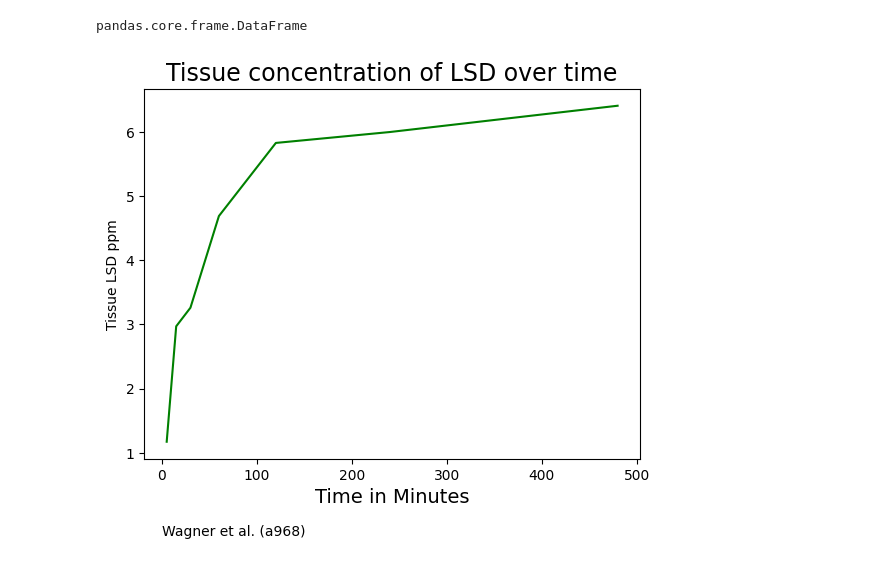
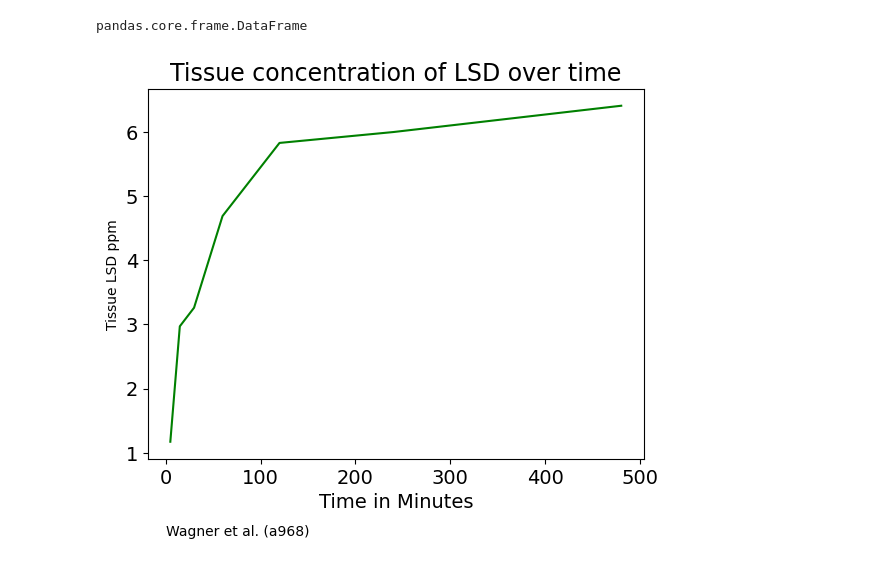
Before and after one commit to srofe/MLBootcamp, a Jupyter notebook: 02-Programming/Programming.ipynb, the cells around one changed output. Saved outputs shown, nothing was run; the diff lists cells and outputs as text; code cells hidden in the pictures.

Commit message:
Change size of tic labels on plot

```diff
--- a/02-Programming/Programming.ipynb
+++ b/02-Programming/Programming.ipynb
@@ -57,9 +57,11 @@ score = data['Avg_Math_Test_Score']
 # %%
 plt.title('Tissue concentration of LSD over time', fontsize=17)
 plt.xlabel('Time in Minutes', fontsize=14)
 plt.ylabel('Tissue LSD ppm')
+plt.xticks(fontsize=14)
+plt.yticks(fontsize=14)
 plt.text(x=0, y=-0.3, s='Wagner et al. (a968)')
 plt.plot(time, LSD, color='g')
 plt.show()
 # %% [output]
-[figure, old version]
+[figure, new version]
```
